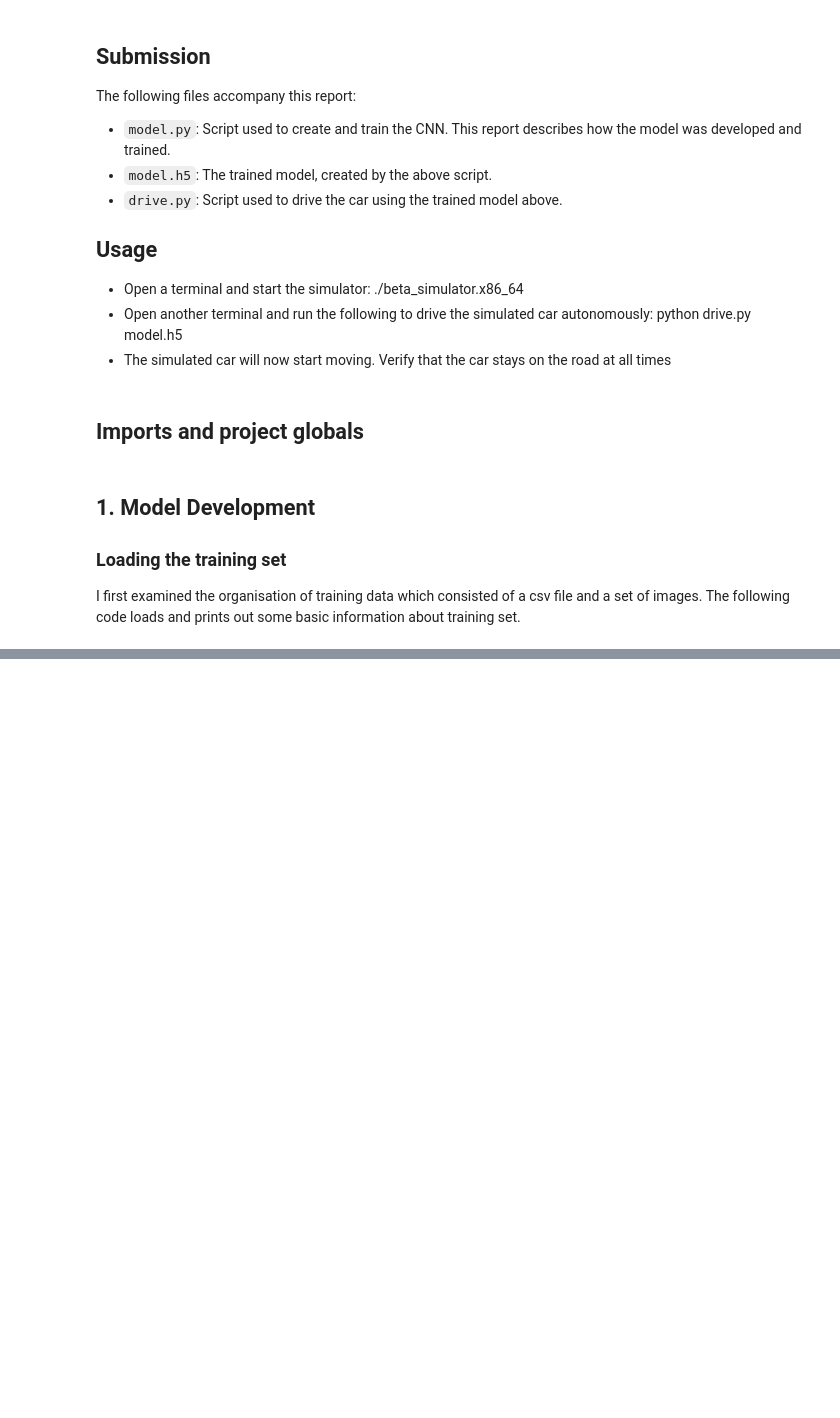
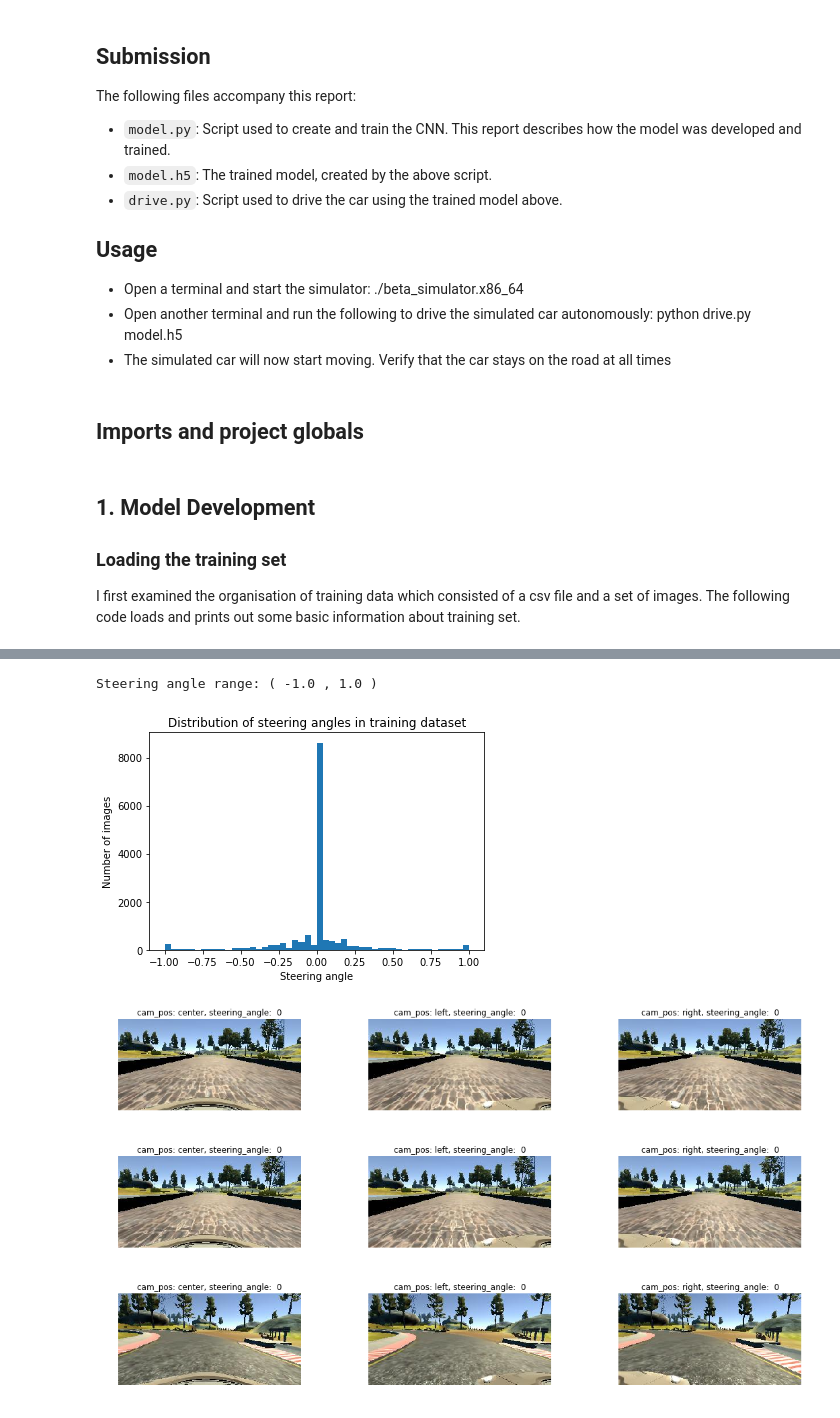
Before and after one commit to luk6xff/SelfDrivingCarND, a Jupyter notebook: CarND-Behavioral-Cloning-P4/P4_SOLUTION.ipynb, the cells around one changed output, grey strips where cells are left out. Drawn from its saved outputs; the diff is of its cells as text; code cells hidden in the pictures; blank space fills up the shorter version.

Commit message:
P4 first dataset

```diff
--- a/CarND-Behavioral-Cloning-P4/P4_SOLUTION.ipynb
+++ b/CarND-Behavioral-Cloning-P4/P4_SOLUTION.ipynb
@@ -52,21 +53,12 @@ I first examined the organisation of training data which consisted of a csv file
 # %%
 # Read driving_log data
 csv_file_path = os.path.join(DATA_FOLDER_PATH,'driving_log.csv')
+
 samples = []
 with open(csv_file_path) as csvfile:
     reader = csv.reader(csvfile)
     for line in reader:
         samples.append(line)
 
-csvfile = pd.read_csv(csv_file_path)
-print(csvfile.center.values)
-print(csvfile.left.values)
-print(csvfile.right.values)
-
-
-# Split data
-train_samples, validation_samples = train_test_split(samples, test_size=0.2)
-
-def load_image(filename):
-    image = cv2.imread(filename)
-    return cv2.cvtColor(image,cv2.COLOR_BGR2RGB)
+# Remove the header anymore
+samples.pop(0);
@@ -91,0 +79,46 @@ def load_image(filename):
+# %%
+def load_image(filename):
+    image = cv2.imread(filename)
+    return cv2.cvtColor(image,cv2.COLOR_BGR2RGB)
+
+
+def plot_images(images, titles, rows=3, cols=3, figsize=(20,10), gray=False):
+    images_to_show = len(images)
+    fig, axes = plt.subplots(rows, cols, figsize=figsize)
+    fig.subplots_adjust(hspace = .5, wspace=.001)
+    axes = axes.ravel()
+    for i in range(images_to_show):
+        image = images[i]
+        axes[i].axis('off')
+        axes[i].imshow(image)
+        axes[i].set_title(titles[i])
+
+
+def plot_steering_distribution(dataset, title):
+    steering = [np.float32(x[3]) for x in dataset]
+    print('Steering angle range: (', min(steering), ',', max(steering), ')')
+    plt.figure()
+    plt.hist(steering, bins=50)
+    plt.xlabel('Steering angle')
+    plt.ylabel('Number of images')
+    plt.title(title)
+    plt.show()
+
+
+# Show Steering angle distribution
+plot_steering_distribution(samples, 'Distribution of steering angles in training dataset')
+
+# Print some sample dataset images
+camera_positions = ['center', 'left', 'right']
+rows = 3
+sample_images = []
+sample_images_titles = []
+for r in range(rows):
+    for cam_pos in range(len(camera_positions)):
+        sample_images.append(load_image(os.path.join(DATA_FOLDER_PATH, samples[r][cam_pos].strip())))
+        sample_images_titles.append("cam_pos: {}, steering_angle: {}".format(camera_positions[cam_pos], samples[r][3]))
+plot_images(sample_images, sample_images_titles, rows=rows, cols=len(camera_positions), figsize=(20,10))
+# %% [output]
+Steering angle range: ( -1.0 , 1.0 )
+[figure, added]
+[figure, added]
```
Also changed, not shown: parts of 12 cells of this notebook.
